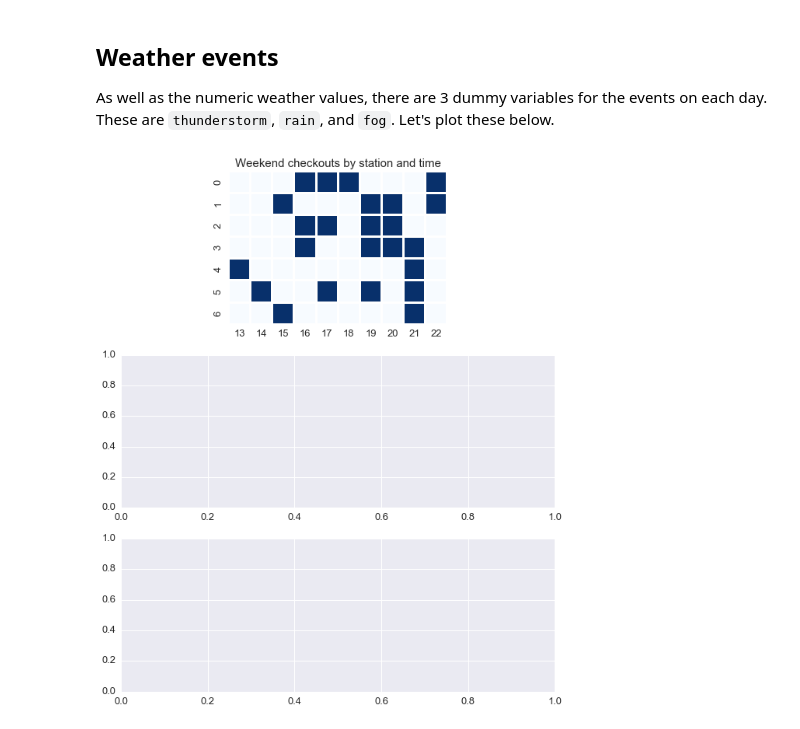
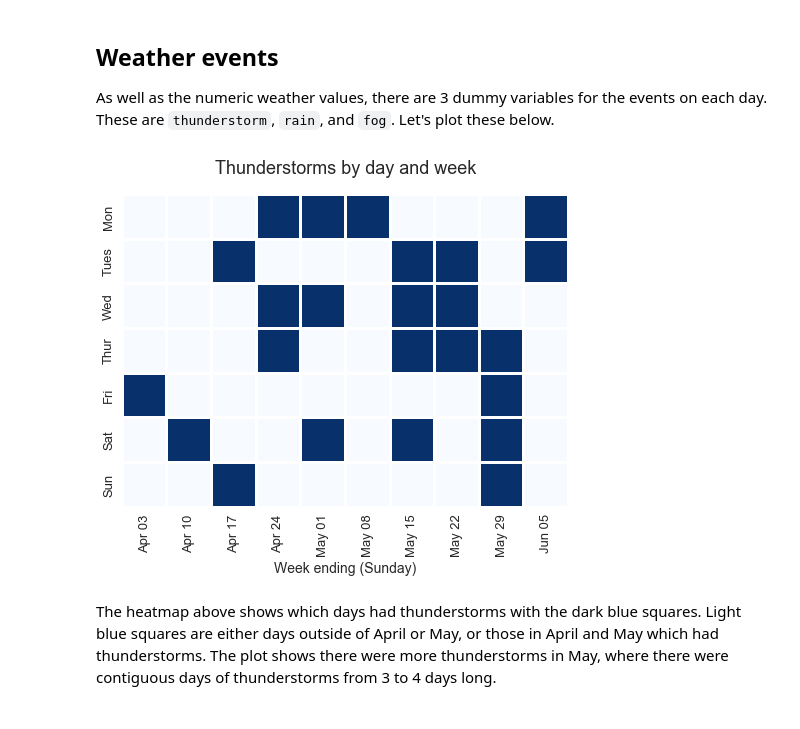
Before and after one commit to timgasser/bcycle-austin, a Jupyter notebook: notebooks/bcycle_models.ipynb, the cells around one changed output. Saved outputs shown, nothing was run; the diff lists cells and outputs as text; code cells hidden in the pictures.

```diff
--- a/notebooks/bcycle_models.ipynb
+++ b/notebooks/bcycle_models.ipynb
@@ -226,27 +231,31 @@ As well as the numeric weather values, there are 3 dummy variables for the event
 # %%
 # weather_df[['thunderstorm', 'rain', 'fog']].plot.bar(figsize=(20,20))
 heatmap_df = weather_df.copy()
 heatmap_df = heatmap_df[['thunderstorm', 'rain', 'fog']]
 heatmap_df = heatmap_df.reset_index()
 heatmap_df['day'] = heatmap_df['date'].dt.dayofweek
 heatmap_df['week'] = heatmap_df['date'].dt.week
 heatmap_df = heatmap_df.pivot_table(values='thunderstorm', index='day', columns='week')
 heatmap_df = heatmap_df.fillna(False)
 # ['day'] = heatmap_df.index.dt.dayofweek
 
-fig, axes = plt.subplots(3,1, figsize=(10,12))
-sns.heatmap(data=heatmap_df, square=True, cmap='Blues', linewidth=2, cbar=False, linecolor='white', ax=axes[0])
-axes[0].set_title('Weekend checkouts by station and time', fontdict={'size' : 15})
+# Restore proper day and week-of-month labels.
+heatmap_df.index = ['Mon', 'Tues', 'Wed', 'Thur', 'Fri', 'Sat', 'Sun']
+weeks = heatmap_df.columns
+weeks = ['2016-W' + str(week) for week in weeks] # Convert to '2016-Wxx'
+weeks = [datetime.datetime.strptime(d + '-0', "%Y-W%W-%w").strftime('%b %d') for d in weeks]
+heatmap_df.columns = weeks
 
-
-for ax in axes:
-    ax.set_xlabel('')
-    ax.set_ylabel('')
-    ax.tick_params(axis='x', labelsize=13)
-    ax.tick_params(axis='y', labelsize=13)
-
-
-
-# heatmap_df
+fig, ax = plt.subplots(1,1, figsize=(8, 6))
+sns.heatmap(data=heatmap_df, square=True, cmap='Blues', linewidth=2, cbar=False, linecolor='white', ax=ax)
+ax.set_title('Thunderstorms by day and week', fontdict={'size' : 18})
+ttl = ax.title
+ttl.set_position([.5, 1.05])
+ax.set_xlabel('Week ending (Sunday)', fontdict={'size' : 14})
+ax.set_ylabel('')
+ax.tick_params(axis='x', labelsize=13)
+ax.tick_params(axis='y', labelsize=13)
 # %% [output]
-[figure, old version]
+[figure, new version]
+# %% [markdown]
+The heatmap above shows which days had thunderstorms with the dark blue squares. Light blue squares are either days outside of April or May, or those in April and May which had thunderstorms. The plot shows there were more thunderstorms in May, where there were contiguous days of thunderstorms from 3 to 4 days long.
```
Also changed, not shown: parts of 9 cells of this notebook, 1 other file.
